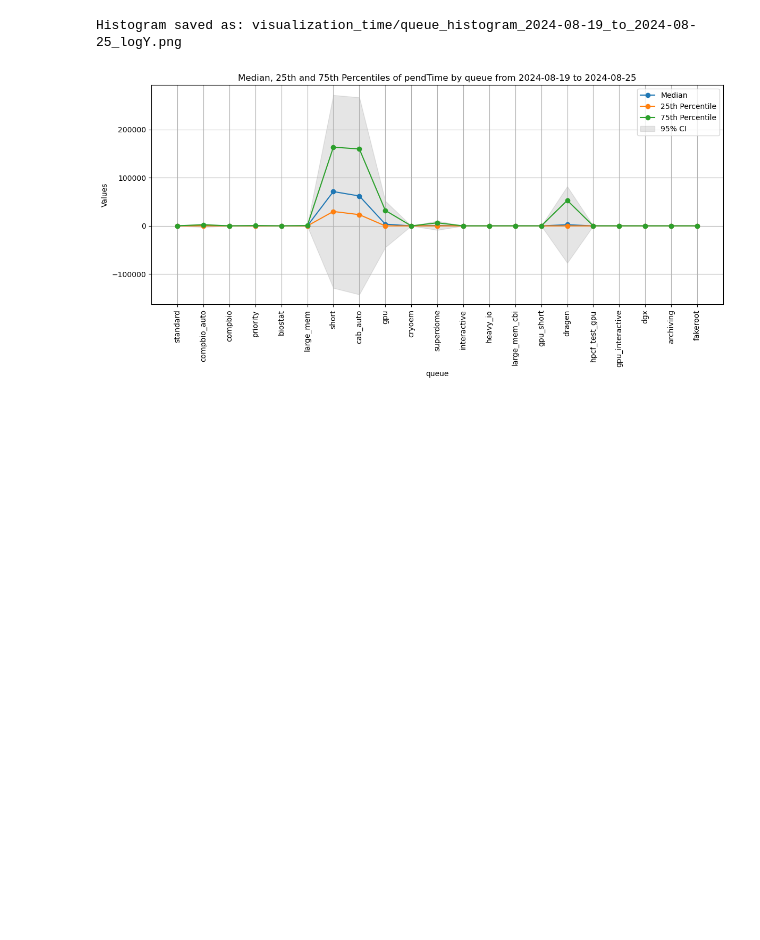
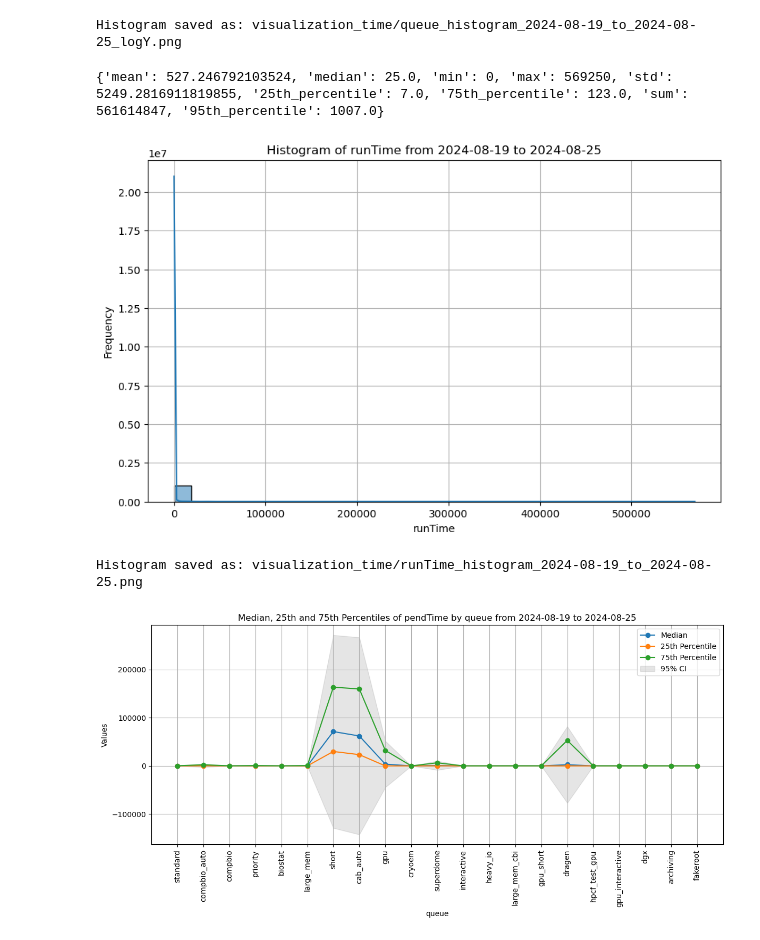
Before and after one commit to stjude-biohackathon/KIDS24-team3, a Jupyter notebook: zhuo/preprocess_visualization_csv_zhuo.ipynb, the cells around one changed output. Saved outputs shown, nothing was run; the diff lists cells and outputs as text; code cells hidden in the pictures; blank space fills up the shorter version.

```diff
--- a/zhuo/preprocess_visualization_csv_zhuo.ipynb
+++ b/zhuo/preprocess_visualization_csv_zhuo.ipynb
@@ -97,6 +97,42 @@ def preprocess_csv(file_path):
     #print(df.shape[0])
 
     return df
+# %%
+def get_custom_summary_statistics(df, variable, start_time, end_time):
+    # Convert start_time and end_time to datetime objects
+    start_time = pd.to_datetime(start_time).date()
+    end_time = pd.to_datetime(end_time).date()
+
+    # Filter the dataframe
+    df_filtered = df[(df['startTime'].dt.date >= start_time) & (df['endTime'].dt.date <= end_time)]
+
+    # Check if the variable exists
+    if variable not in df_filtered.columns:
+        print(f"Error: Variable '{variable}' not found.")
+        return
+
+    # Calculate statistics
+    data = df_filtered[variable]
+    min_val = data.min()
+    summary_stats = {
+        'mean': data.mean(),
+        'median': data.median(),
+        'min': min_val,
+        'max': data.max(),
+        'std': data.std(),
+        '25th_percentile': data.quantile(0.25),
+        '75th_percentile': data.quantile(0.75),
+        'sum': data.sum()
+    }
+
+    # Add additional percentiles based on min_val
+    if min_val >= 0:
+        summary_stats['95th_percentile'] = data.quantile(0.95)
+    else:
+        summary_stats['2.5th_percentile'] = data.quantile(0.025)
+        summary_stats['97.5th_percentile'] = data.quantile(0.975)
+
+    return summary_stats
 # %%
 import pandas as pd
 import matplotlib.pyplot as plt
@@ -179,6 +219,16 @@ plot_histogram(df_preprocessed, variable_of_interest, start_time, end_time, save
 # %% [output]
 [figure]
 Histogram saved as: visualization_time/queue_histogram_2024-08-19_to_2024-08-25_logY.png
+# %%
+# Plot the histogram
+variable_of_interest='runTime'
+stats_var = get_custom_summary_statistics(df_preprocessed, variable_of_interest, start_time, end_time)
+print(stats_var)
+plot_histogram(df_preprocessed, variable_of_interest, start_time, end_time, save_folder="visualization_time/", logX=False, logY=False)
+# %% [output]
+{'mean': 527.246792103524, 'median': 25.0, 'min': 0, 'max': 569250, 'std': 5249.2816911819855, '25th_percentile': 7.0, '75th_percentile': 123.0, 'sum': 561614847, '95th_percentile': 1007.0}
+[figure, added]
+Histogram saved as: visualization_time/runTime_histogram_2024-08-19_to_2024-08-25.png
 # %%
 import pandas as pd
 
```
Also changed, not shown: parts of 1 cell of this notebook, 28 other files.
